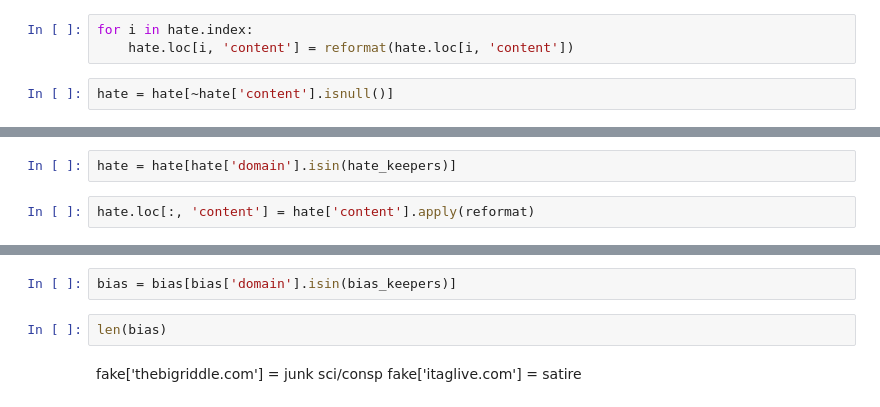
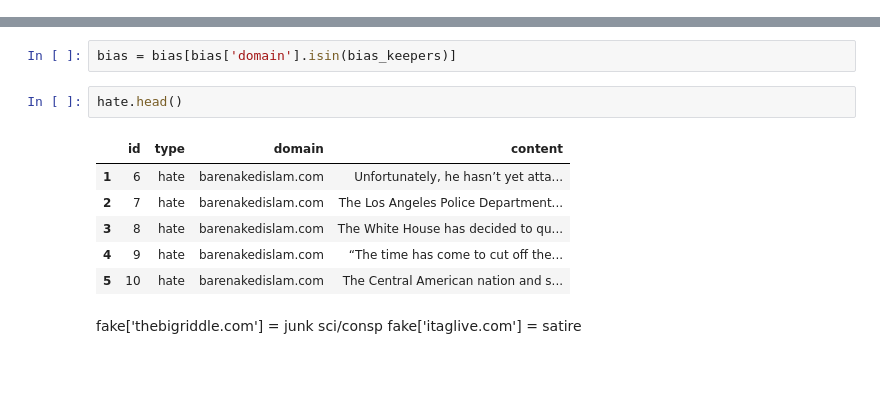
Before and after one commit to vincegiorno/fake_news, a Jupyter notebook: fake_news.ipynb, the cells around one changed output, grey strips where cells are left out. Saved outputs shown, nothing was run; the diff lists cells and outputs as text; blank space fills up the shorter version.

```diff
--- a/fake_news.ipynb
+++ b/fake_news.ipynb
@@ -205,5 +186,0 @@ len(hate)
-# %%
-for i in hate.index:
-    hate.loc[i, 'content'] = reformat(hate.loc[i, 'content'])
-# %%
-hate = hate[~hate['content'].isnull()]
@@ -237,4 +223,0 @@ hate.loc[69342, 'content']
-# %%
-hate = hate[hate['domain'].isin(hate_keepers)]
-# %%
-hate.loc[:, 'content'] = hate['content'].apply(reformat)
@@ -279,8 +281,15 @@ bias_keepers = ['wnd.com', 'frontpagemag.com', 'americanthinker.com', 'dailywire
                'readconservatives.news']
 # %%
 bias = bias[bias['domain'].isin(bias_keepers)]
-# %%
-len(bias)
+# %%
+hate.head()
+# %% [output]
+|  | id | type | domain | content |
+| 1 | 6 | hate | barenakedislam.com | Unfortunately, he hasn’t yet atta... |
+| 2 | 7 | hate | barenakedislam.com | The Los Angeles Police Department... |
+| 3 | 8 | hate | barenakedislam.com | The White House has decided to qu... |
+| 4 | 9 | hate | barenakedislam.com | “The time has come to cut off the... |
+| 5 | 10 | hate | barenakedislam.com | The Central American nation and s... |
 # %% [markdown]
 fake['thebigriddle.com'] = junk sci/consp
 fake['itaglive.com'] = satire
```
Also changed, not shown: parts of 39 cells of this notebook, 1 other file.
